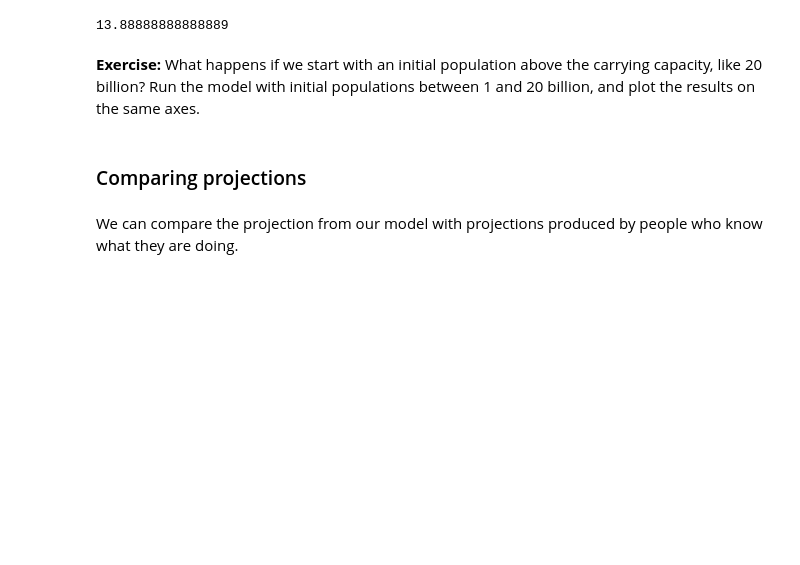
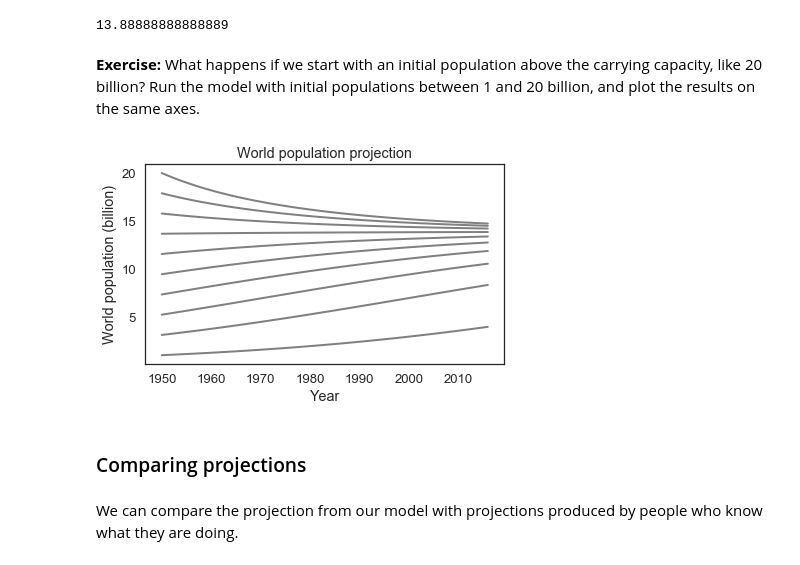
Before and after one commit to ptanofsky/ModSimPy, a Jupyter notebook: notebooks/chap08.ipynb, the cells around one changed output. Cells and saved outputs as stored; diff of their text form; code cells hidden in the pictures; blank space fills up the shorter version.

Commit message:
Initial checkins.

```diff
--- a/notebooks/chap08.ipynb
+++ b/notebooks/chap08.ipynb
@@ -164,3 +159,30 @@ results[system.t_end]
+# %%
+# Solution goes here
+# Create array with population count from 1 to 20 with linspace
+pop_array = linspace(1, 20, 10)
+
+# System as initially defined above
+system = System(t_0=t_0,
+                t_end=t_end,
+                p_0=p_0,
+                alpha=0.025,
+                beta=-0.0018)
+
+
+for pop in pop_array:
+    system.p_0 = pop
+    results = run_simulation(system, update_func_quad)
+    plot(results, color='gray')
+
+## Fixing graph
+#plot(census, ':', label='US Census')
+#plot(un, '--', label='UN DESA')
+
+decorate(xlabel='Year',
+         ylabel='World population (billion)',
+         title='World population projection')
+# %% [output]
+[figure, added]
 # %% [markdown]
 ### Comparing projections
 # %% [markdown]
```
Also changed, not shown: parts of 26 cells of this notebook, 3 other files.
